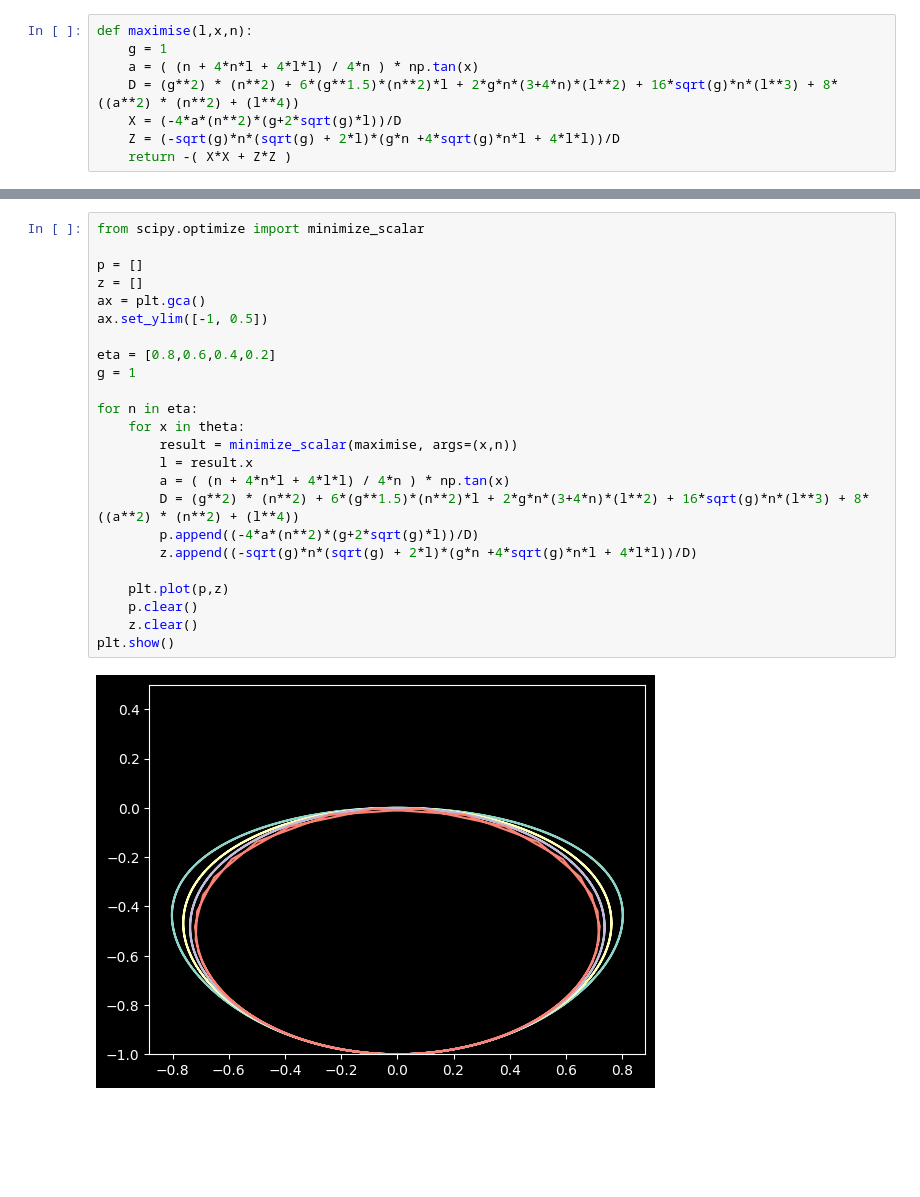
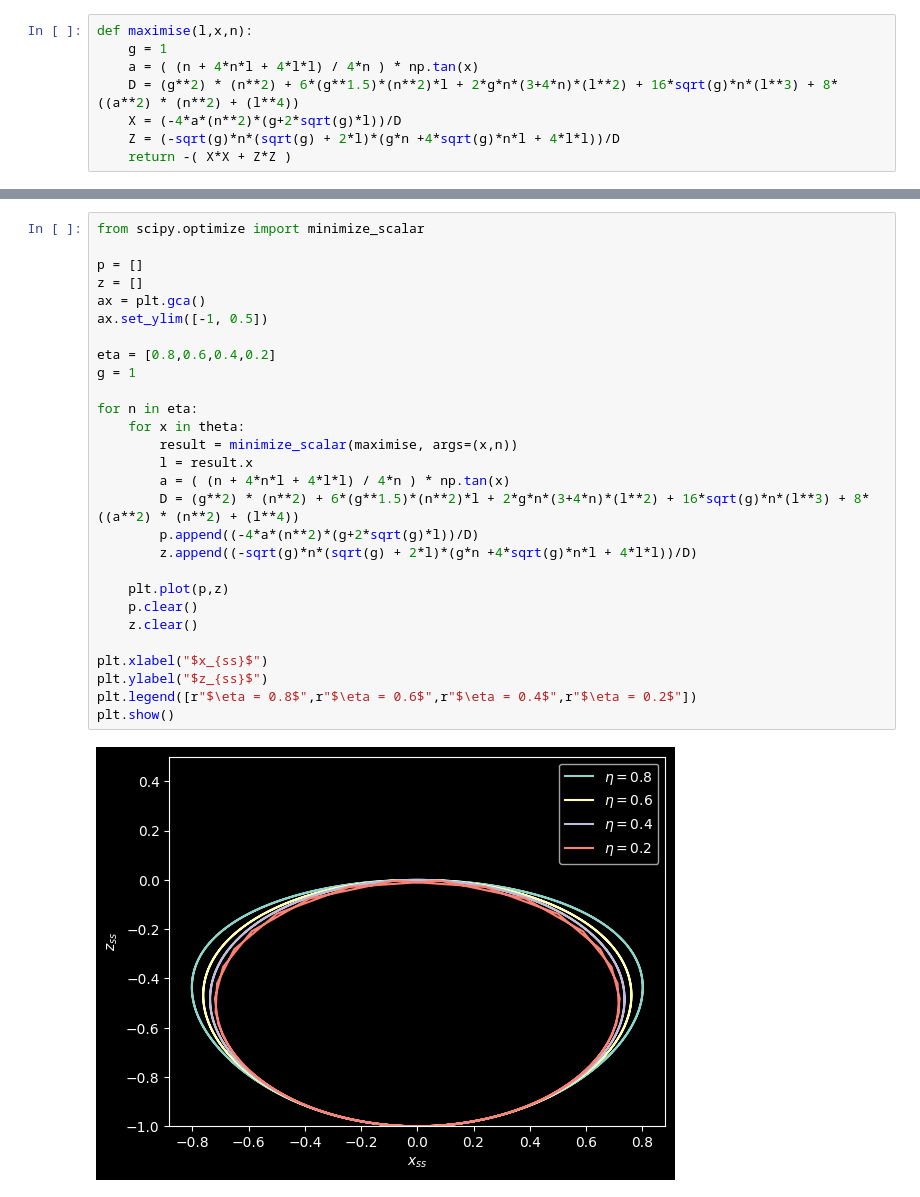
Before and after one commit to vathzen/qmsc-python-project, a Jupyter notebook: Project.ipynb, the cells around one changed output, grey strips where cells are left out. Cells and saved outputs as stored; diff of their text form; blank space fills up the shorter version.

```diff
--- a/Project.ipynb
+++ b/Project.ipynb
@@ -110,26 +119,30 @@ plt.show()
 # %%
 from scipy.optimize import minimize_scalar
 
 p = []
 z = []
 ax = plt.gca()
 ax.set_ylim([-1, 0.5])
 
 eta = [0.8,0.6,0.4,0.2]
 g = 1
 
 for n in eta:
     for x in theta:
         result = minimize_scalar(maximise, args=(x,n))
         l = result.x
         a = ( (n + 4*n*l + 4*l*l) / 4*n ) * np.tan(x)
         D = (g**2) * (n**2) + 6*(g**1.5)*(n**2)*l + 2*g*n*(3+4*n)*(l**2) + 16*sqrt(g)*n*(l**3) + 8*((a**2) * (n**2) + (l**4))
         p.append((-4*a*(n**2)*(g+2*sqrt(g)*l))/D)
         z.append((-sqrt(g)*n*(sqrt(g) + 2*l)*(g*n +4*sqrt(g)*n*l + 4*l*l))/D)
 
     plt.plot(p,z)
     p.clear()
     z.clear()
+
+plt.xlabel("$x_{ss}$")
+plt.ylabel("$z_{ss}$")
+plt.legend([r"$\eta = 0.8$",r"$\eta = 0.6$",r"$\eta = 0.4$",r"$\eta = 0.2$"])
 plt.show()
 # %% [output]
-[figure, old version]
+[figure, new version]
```
Also changed, not shown: parts of 3 cells of this notebook.
